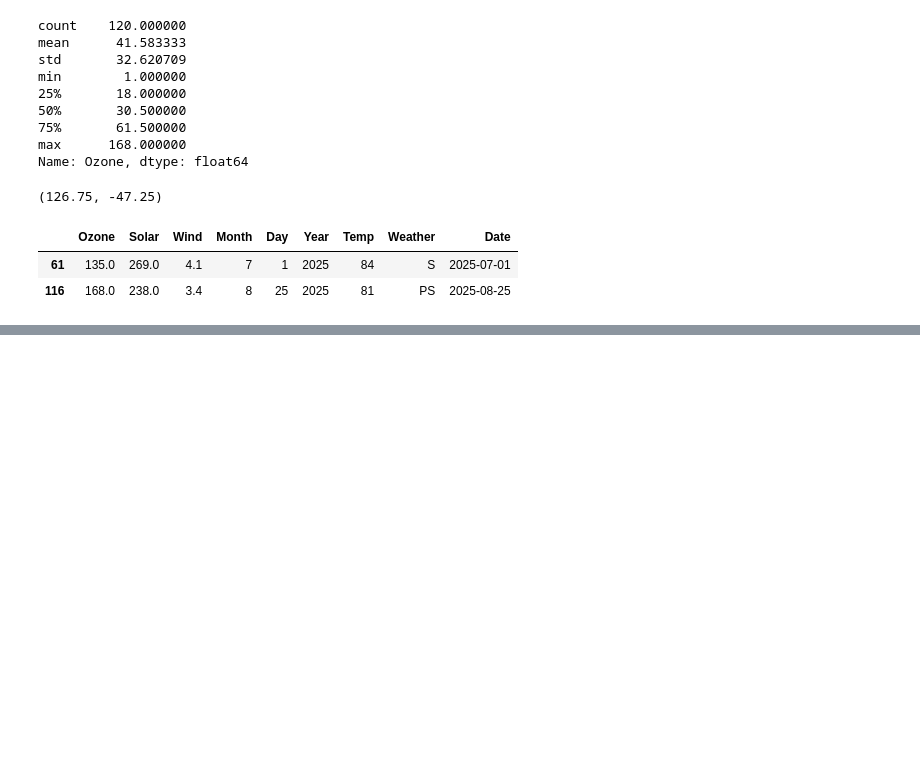
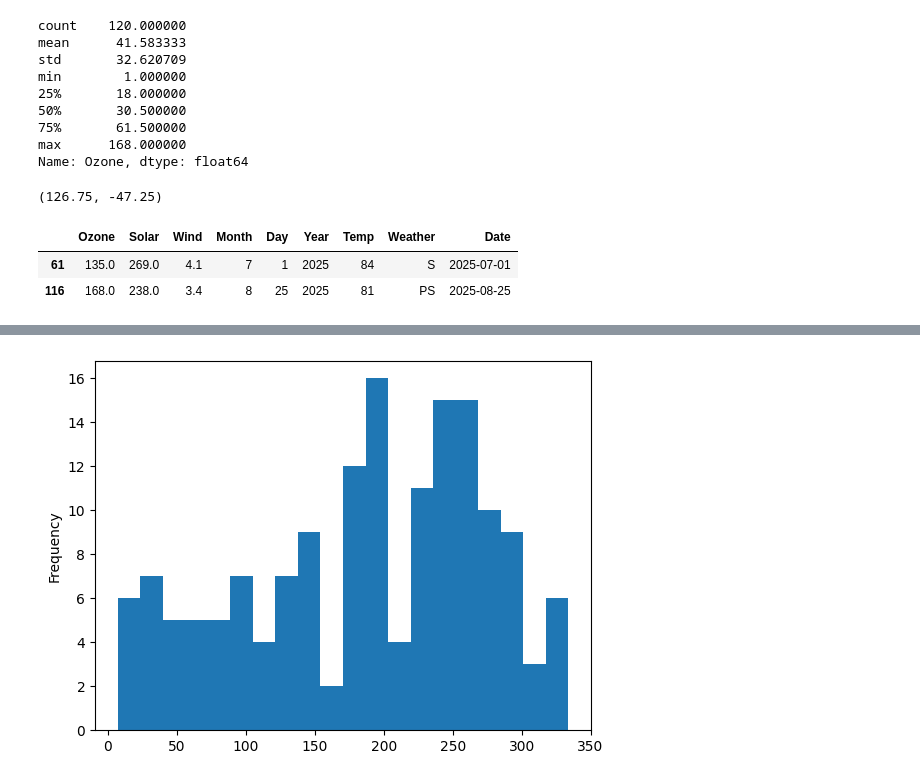
Before and after one commit to suchitra0806/EDA-On-Weather-Dataset, a Jupyter notebook: eda_weather_data.ipynb, the cells around one changed output, grey strips where cells are left out. Saved outputs shown, nothing was run; the diff lists cells and outputs as text; code cells hidden in the pictures; blank space fills up the shorter version.

```diff
--- a/eda_weather_data.ipynb
+++ b/eda_weather_data.ipynb
@@ -275,0 +364,5 @@ df[df["Ozone"] > max_limit]
+# %%
+df["Solar"].plot(kind='hist', bins=20)
+plt.show()
+# %% [output]
+[figure, added]
```
Also changed, not shown: parts of 13 cells of this notebook.
